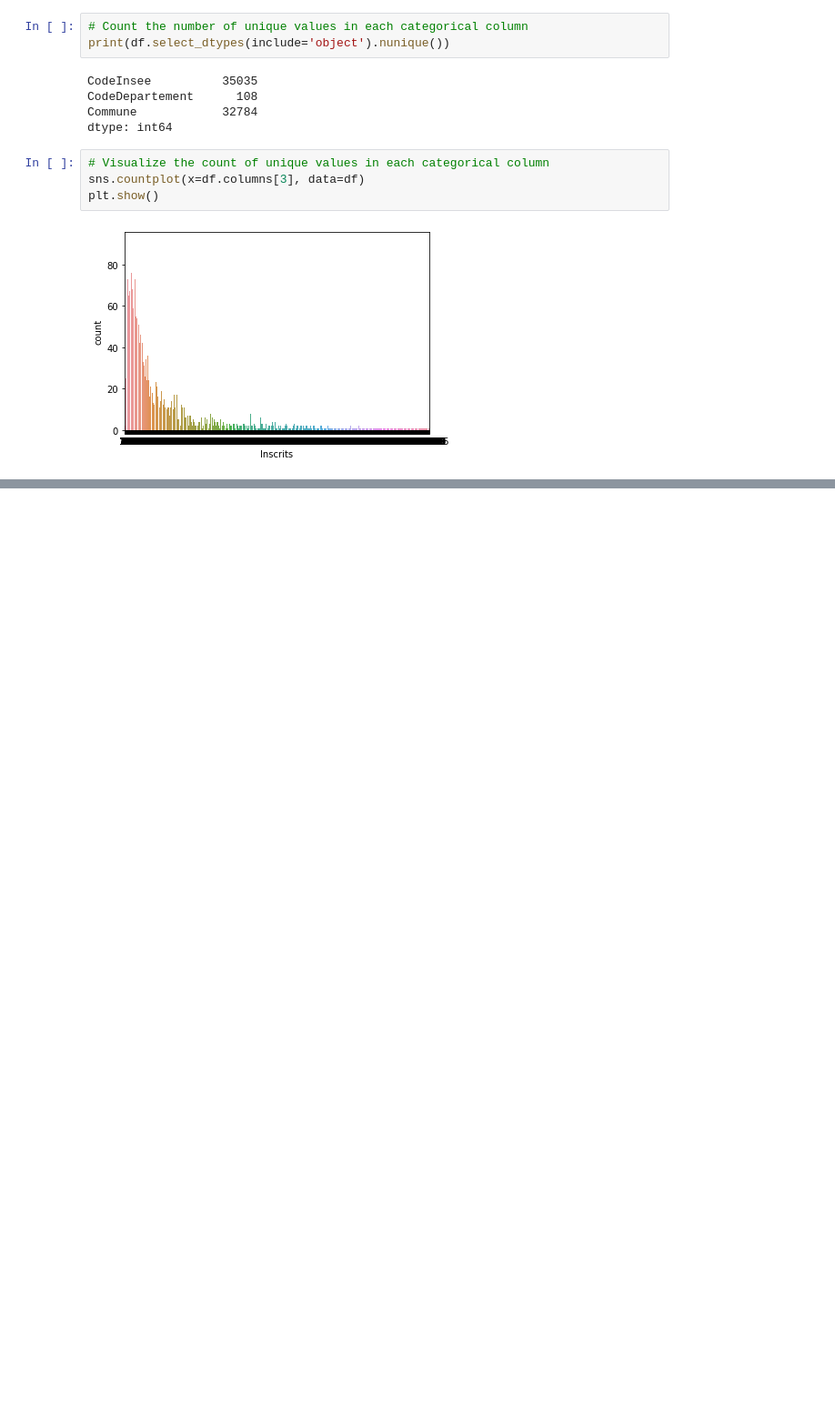
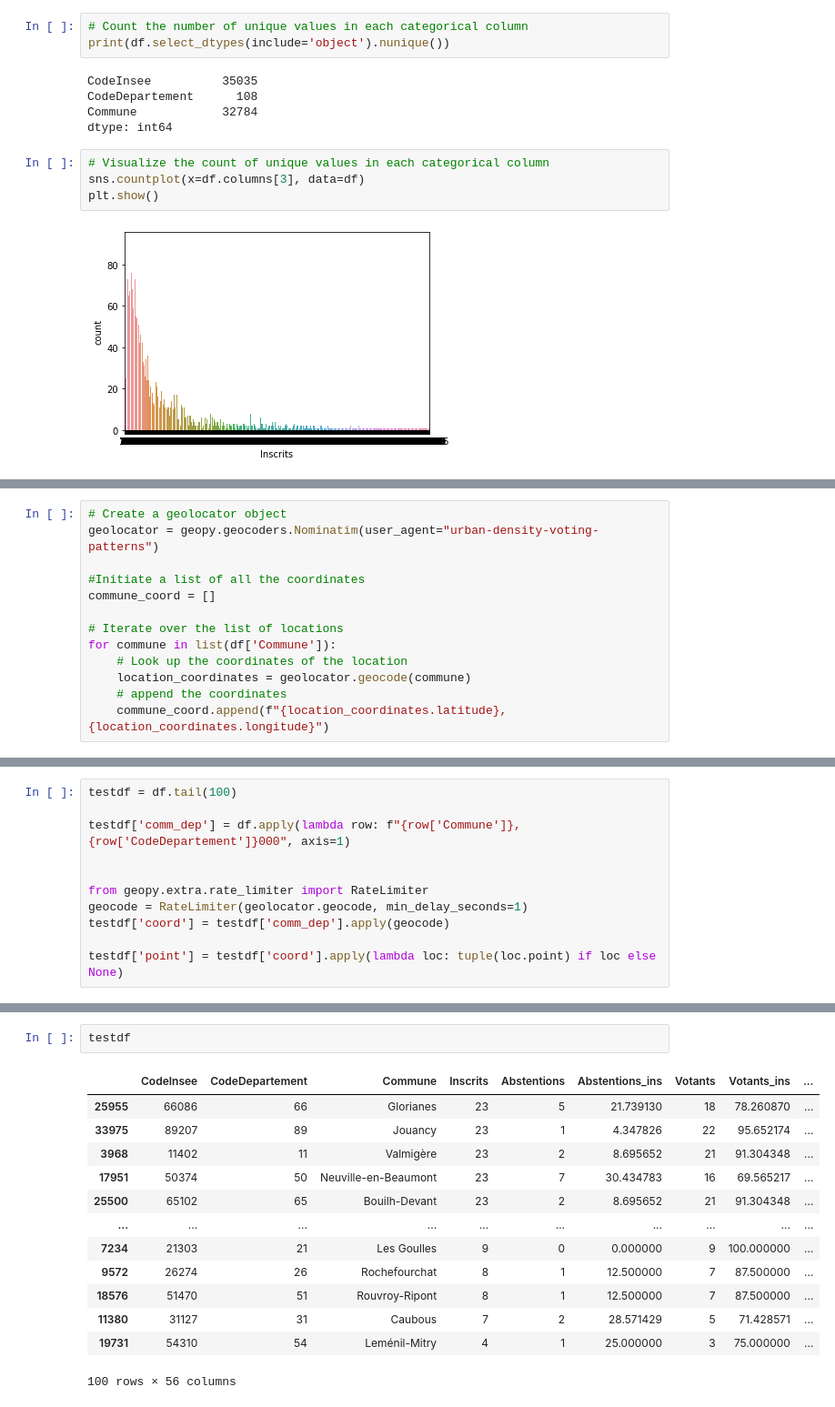
Before and after one commit to HZloto/Geo_facho, a Jupyter notebook: main.ipynb, the cells around one changed output, grey strips where cells are left out. Shown at 91% size. Saved outputs shown, nothing was run; the diff lists cells and outputs as text; blank space fills up the shorter version.

Commit message:
testing map visualisation tools & coordinates api

```diff
--- a/main.ipynb
+++ b/main.ipynb
@@ -80,0 +53,13 @@ print(top_1000_grandes_villes)
+# %%
+# Create a geolocator object
+geolocator = geopy.geocoders.Nominatim(user_agent="urban-density-voting-patterns")
+
+#Initiate a list of all the coordinates
+commune_coord = []
+
+# Iterate over the list of locations
+for commune in list(df['Commune']):
+    # Look up the coordinates of the location
+    location_coordinates = geolocator.geocode(commune)
+    # append the coordinates
+    commune_coord.append(f"{location_coordinates.latitude}, {location_coordinates.longitude}")
@@ -80,0 +68,11 @@ print(top_1000_grandes_villes)
+# %%
+testdf = df.tail(100)
+
+testdf['comm_dep'] = df.apply(lambda row: f"{row['Commune']}, {row['CodeDepartement']}000", axis=1)
+
+
+from geopy.extra.rate_limiter import RateLimiter
+geocode = RateLimiter(geolocator.geocode, min_delay_seconds=1)
+testdf['coord'] = testdf['comm_dep'].apply(geocode)
+
+testdf['point'] = testdf['coord'].apply(lambda loc: tuple(loc.point) if loc else None)
@@ -80,0 +95,16 @@ print(top_1000_grandes_villes)
+# %%
+testdf
+# %% [output]
+|  | CodeInsee | CodeDepartement | Commune | Inscrits | Abstentions | Abstentions_ins | Votants | Votants_ins | ... |
+| 25955 | 66086 | 66 | Glorianes | 23 | 5 | 21.739130 | 18 | 78.260870 | ... |
+| 33975 | 89207 | 89 | Jouancy | 23 | 1 | 4.347826 | 22 | 95.652174 | ... |
+| 3968 | 11402 | 11 | Valmigère | 23 | 2 | 8.695652 | 21 | 91.304348 | ... |
+| 17951 | 50374 | 50 | Neuville-en-Beaumont | 23 | 7 | 30.434783 | 16 | 69.565217 | ... |
+| 25500 | 65102 | 65 | Bouilh-Devant | 23 | 2 | 8.695652 | 21 | 91.304348 | ... |
+| ... | ... | ... | ... | ... | ... | ... | ... | ... | ... |
+| 7234 | 21303 | 21 | Les Goulles | 9 | 0 | 0.000000 | 9 | 100.000000 | ... |
+| 9572 | 26274 | 26 | Rochefourchat | 8 | 1 | 12.500000 | 7 | 87.500000 | ... |
+| 18576 | 51470 | 51 | Rouvroy-Ripont | 8 | 1 | 12.500000 | 7 | 87.500000 | ... |
+| 11380 | 31127 | 31 | Caubous | 7 | 2 | 28.571429 | 5 | 71.428571 | ... |
+| 19731 | 54310 | 54 | Leménil-Mitry | 4 | 1 | 25.000000 | 3 | 75.000000 | ... |
+100 rows × 56 columns
```
Also changed, not shown: parts of 8 cells of this notebook.
